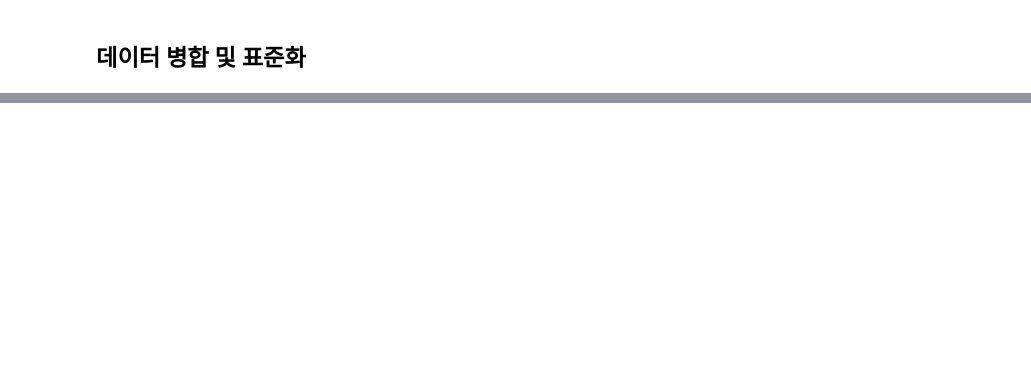
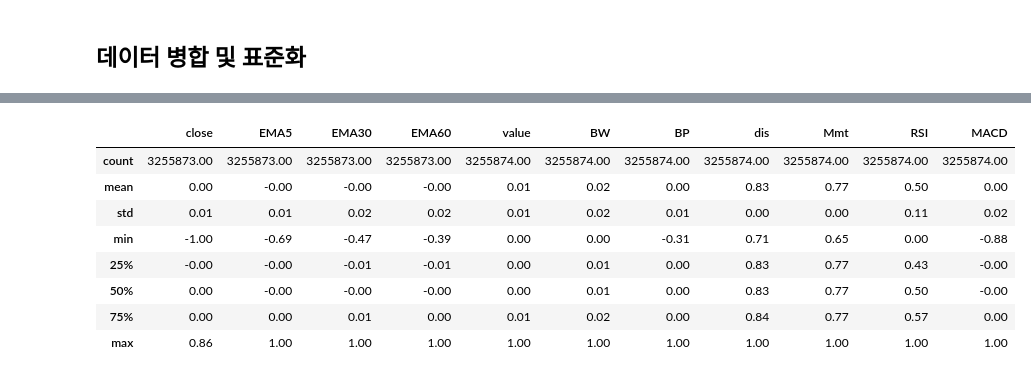
Before and after one commit to DogRing/TorchTrade, a Jupyter notebook: train/1_data_Transform.ipynb, the cells around one changed output, grey strips where cells are left out. Saved outputs shown, nothing was run; the diff lists cells and outputs as text; code cells hidden in the pictures; blank space fills up the shorter version.

Commit message:
data save from raw_data

```diff
--- a/train/1_data_Transform.ipynb
+++ b/train/1_data_Transform.ipynb
@@ -172,2 +172,21 @@ df[['close','RSI','MACD']].describe()
 # %% [markdown]
 ## 데이터 병합 및 표준화
+# %%
+import pandas as pd
+import modules.indicators as idc
+from modules.local_values import raw_datas, datas
+df=pd.read_csv(raw_datas[0],parse_dates=[0],index_col=[0])
+df=df.resample(rule='T').first()
+df[['volume','value']]=df[['volume','value']].fillna(0)
+df=df.interpolate()
+
+df['EMA5'] = idc.EMA(df,5)
+df['EMA30'] = idc.EMA(df,30)
+df['EMA60'] = idc.EMA(df,60)
+(df['BW'],df['BP']), (_) = idc.BB(df,20)
+df['dis'] = idc.disparity(df, 20)
+df['Mmt'] = idc.Mmt(df,20)
+df['RSI'] = idc.RSI(df,14).values / 100
+df['MACD'], _ = idc.MACD(df)
+df = df[60:]
+df.describe()
@@ -173,0 +208,23 @@ df[['close','RSI','MACD']].describe()
+# %%
+df_c = df['close'].shift()
+for i in ['close','EMA5','EMA30','EMA60']:
+    df[i] = (df[i] - df_c) / df_c
+    df[i] = df[i] / df[i].abs().max()
+
+for i in ['value','BW','dis','Mmt','RSI']:
+    df[i] = df[i] / df[i].max()
+
+for i in ['BP','MACD']:
+    df[i] = df[i] / df[i].abs().max()
+df = df[['close','EMA5','EMA30','EMA60','value','BW','BP','dis','Mmt','RSI','MACD']]
+df.describe()
+# %% [output]
+|  | close | EMA5 | EMA30 | EMA60 | value | BW | BP | dis | Mmt | RSI | MACD |
+| count | 3255873.00 | 3255873.00 | 3255873.00 | 3255873.00 | 3255874.00 | 3255874.00 | 3255874.00 | 3255874.00 | 3255874.00 | 3255874.00 | 3255874.00 |
+| mean | 0.00 | -0.00 | -0.00 | -0.00 | 0.01 | 0.02 | 0.00 | 0.83 | 0.77 | 0.50 | 0.00 |
+| std | 0.01 | 0.01 | 0.02 | 0.02 | 0.01 | 0.02 | 0.01 | 0.00 | 0.00 | 0.11 | 0.02 |
+| min | -1.00 | -0.69 | -0.47 | -0.39 | 0.00 | 0.00 | -0.31 | 0.71 | 0.65 | 0.00 | -0.88 |
+| 25% | -0.00 | -0.00 | -0.01 | -0.01 | 0.00 | 0.01 | 0.00 | 0.83 | 0.77 | 0.43 | -0.00 |
+| 50% | 0.00 | -0.00 | -0.00 | -0.00 | 0.00 | 0.01 | 0.00 | 0.83 | 0.77 | 0.50 | -0.00 |
+| 75% | 0.00 | 0.00 | 0.01 | 0.00 | 0.01 | 0.02 | 0.00 | 0.84 | 0.77 | 0.57 | 0.00 |
+| max | 0.86 | 1.00 | 1.00 | 1.00 | 1.00 | 1.00 | 1.00 | 1.00 | 1.00 | 1.00 | 1.00 |
```
Also changed, not shown: parts of 15 cells of this notebook, 1 other file.
